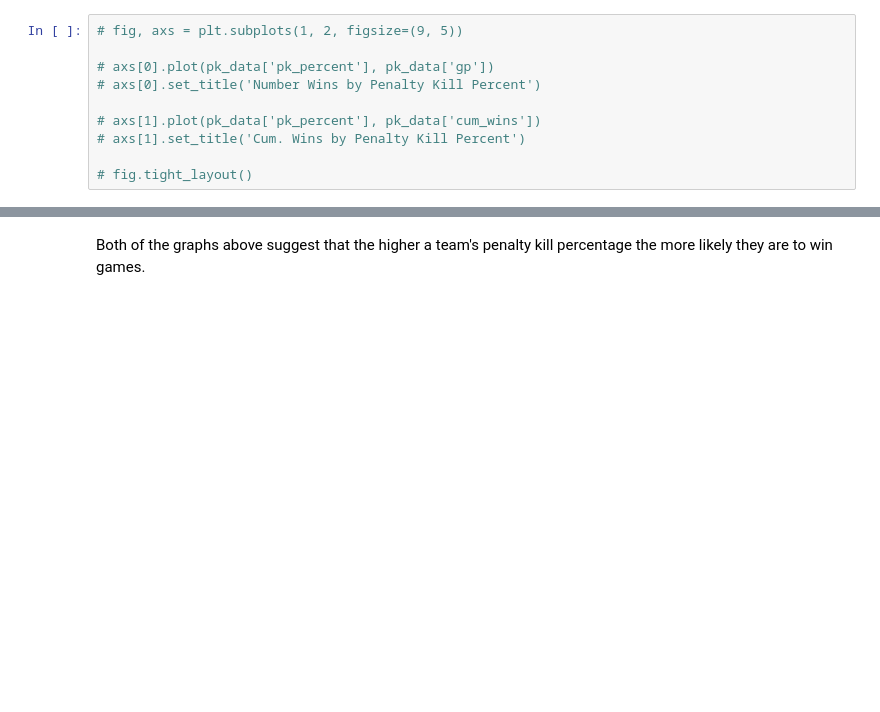
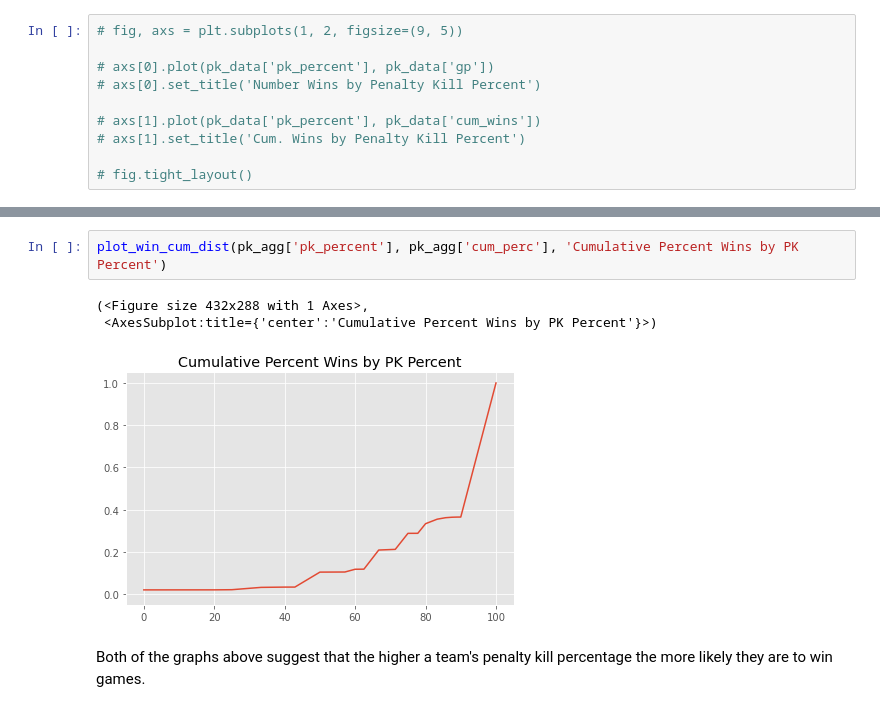
Before and after one commit to jkh-code/nhl-win-factors-analysis, a Jupyter notebook: notebooks/nhl-win-factors-analysis-eda.ipynb, the cells around one changed output, grey strips where cells are left out. Saved outputs shown, nothing was run; the diff lists cells and outputs as text; blank space fills up the shorter version.

```diff
--- a/notebooks/nhl-win-factors-analysis-eda.ipynb
+++ b/notebooks/nhl-win-factors-analysis-eda.ipynb
@@ -365,3 +387,9 @@ plot_win_cum_dist(pk_agg['pk_percent'], pk_agg['cum_perc'], 'Percent Wins by PK
+# %%
+plot_win_cum_dist(pk_agg['pk_percent'], pk_agg['cum_perc'], 'Cumulative Percent Wins by PK Percent')
+# %% [output]
+(<Figure size 432x288 with 1 Axes>,
+ <AxesSubplot:title={'center':'Cumulative Percent Wins by PK Percent'}>)
+[figure, added]
 # %% [markdown]
 Both of the graphs above suggest that the higher a team's penalty kill percentage the more likely they are to win games.
 # %% [markdown]
```
Also changed, not shown: parts of 68 cells of this notebook.
